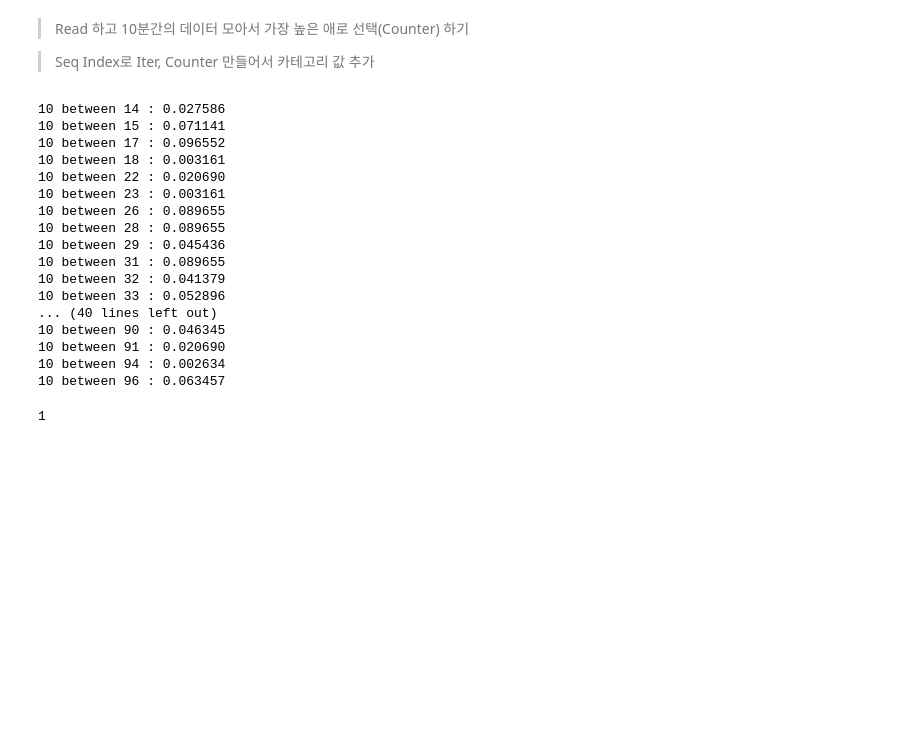
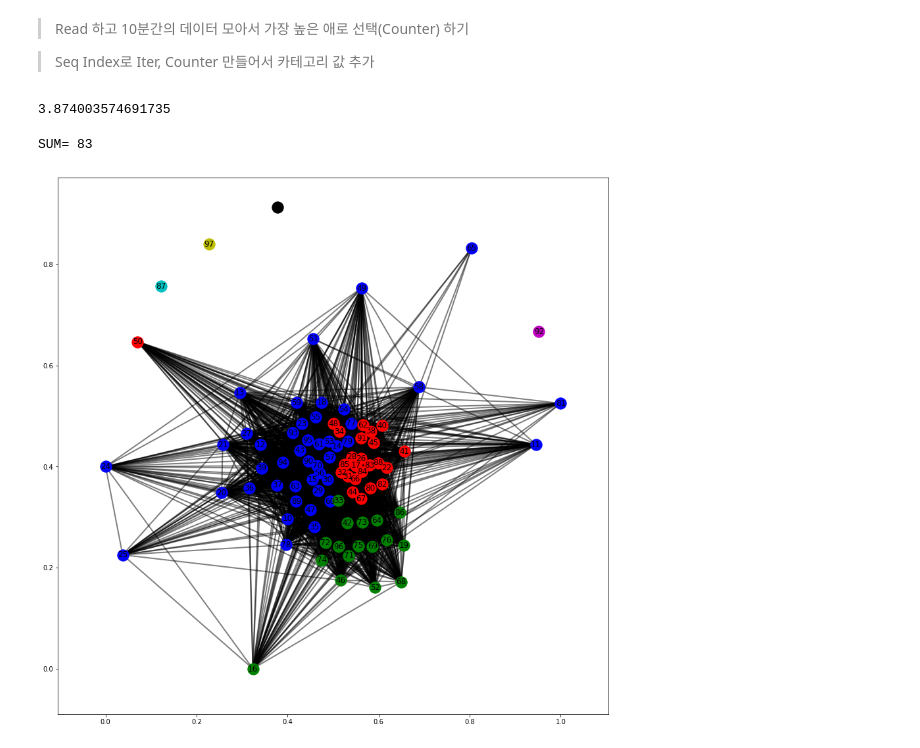
Before and after one commit to NotoriousH2/smartcampus_analyze, a Jupyter notebook: Indiv_Tracker.ipynb, the cells around one changed output. Saved outputs shown, nothing was run; the diff lists cells and outputs as text; code cells hidden in the pictures; blank space fills up the shorter version.

Commit message:
add cosine sim, first community detection

```diff
--- a/Indiv_Tracker.ipynb
+++ b/Indiv_Tracker.ipynb
@@ -30,7 +44,8 @@ User * Date * Seq[144]
 
 Row Data : 2018-10-22 08:50:58,GWANJUNG1,SC00062,-85 => 530:58 => [53]
 # %%
-Day_Weight={'월':1,'화':1,'수':1,'목':1,'금':1,'토':10,'일':10}
+Day_Weight={'월':1,'화':1,'수':1,'목':1,'금':1,'토':2,'일':5}
+Days=['월','화','수','목','금','토','일']
 Categories=dict()
 Categories={
     '33-331':1,'33-330':1,'33-328':1,'33-327':1,
@@ -130,32 +145,54 @@ for Target in range(10,99):
         user_daily_routine[Target][i]=extract_routine('./Raw/'+txt_files[i],S,timegaps)
 # %%
 T=15
-
+Max=0
+G=nx.Graph()
 for i in range(10,99):
     for j in range(i+1,99):
-        sim=get_elementwise_sim(user_daily_routine[i][T],user_daily_routine[j][T])
-        if sim!=0:
-            print("%d between %d : %lf" %(i,j,get_elementwise_sim(user_daily_routine[i][T],user_daily_routine[j][T])))
-    break
+        sim=0
+        for day in range(0,47):
+            sim+=get_elementwise_sim(user_daily_routine[i][day],user_daily_routine[j][day])*Day_Weight[Days[day%7]]
+            #if sim>0.2:
+                #print("day %d : %d between %d : %lf" %(day, i,j,sim))
+            if sim>Max: Max=sim
+        G.add_weighted_edges_from([(i,j,sim)])
+print(Max)
 # %% [output]
-10 between 14 : 0.027586
-10 between 15 : 0.071141
-10 between 17 : 0.096552
-10 between 18 : 0.003161
-10 between 22 : 0.020690
-10 between 23 : 0.003161
-10 between 26 : 0.089655
-10 between 28 : 0.089655
-10 between 29 : 0.045436
-10 between 31 : 0.089655
-10 between 32 : 0.041379
-10 between 33 : 0.052896
-... (40 lines left out)
-10 between 90 : 0.046345
-10 between 91 : 0.020690
-10 between 94 : 0.002634
-10 between 96 : 0.063457
+3.874003574691735
-# %%
-Day_Weight[Days[15]]
-# %% [output]
-1
+# %%
+figure(figsize=(15,15))
+
+partition = community_louvain.best_partition(G)
+print("SUM=",sum(partition.values()))
+#drawing
+size = float(len(set(partition.values())))
+pos = nx.spring_layout(G)
+count = 0
+CMAP=['b', 'g', 'r', 'c', 'm', 'y', 'k', 'w'];
+for com in set(partition.values()) :
+    count = count + 1.
+    list_nodes = [nodes for nodes in partition.keys()
+                                if partition[nodes] == com]
+    try:
+        nx.draw_networkx_nodes(G, pos, list_nodes, node_size = 300,
+                                node_color = CMAP[int(count-1)])
+    except:
+        nx.draw_networkx_nodes(G, pos, list_nodes, node_size = 300,
+                                node_color = (0.9,0.9,0.9))
+
+
+
+#pos = nx.spring_layout(G)
+color_map = []
+nlarge=[u for u in G.nodes() if G.degree(u) >80]
+nsmall=[u for u in G.nodes() if G.degree(u)<=80]
+nsingle=[u for u in G.nodes() if G.degree(u) ==0]
+elarge=[(u,v) for (u,v,d) in G.edges(data=True) if d['weight'] >0.0]
+esmall=[(u,v) for (u,v,d) in G.edges(data=True) if d['weight'] and d['weight']<=0.0]
+
+nx.draw_networkx_labels(G,pos,font_size=12,font_family='sans-serif',font_color='black')
+nx.draw_networkx_edges(G,pos,edgelist=elarge,width=2,alpha=0.5,edge_color='black')
+plt.show()
+# %% [output]
+SUM= 83
+[figure, added]
```
Also changed, not shown: parts of 7 cells of this notebook.
